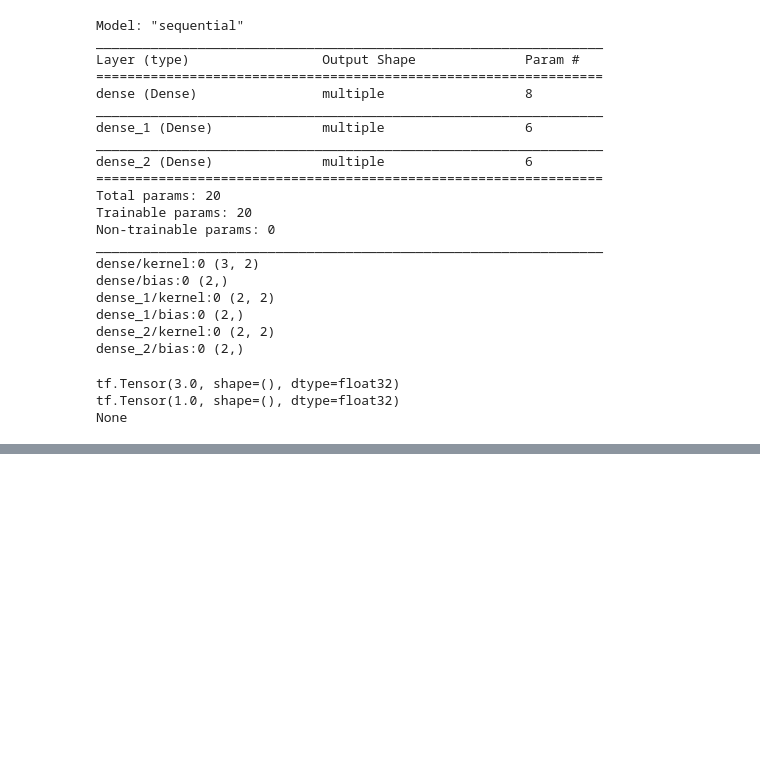
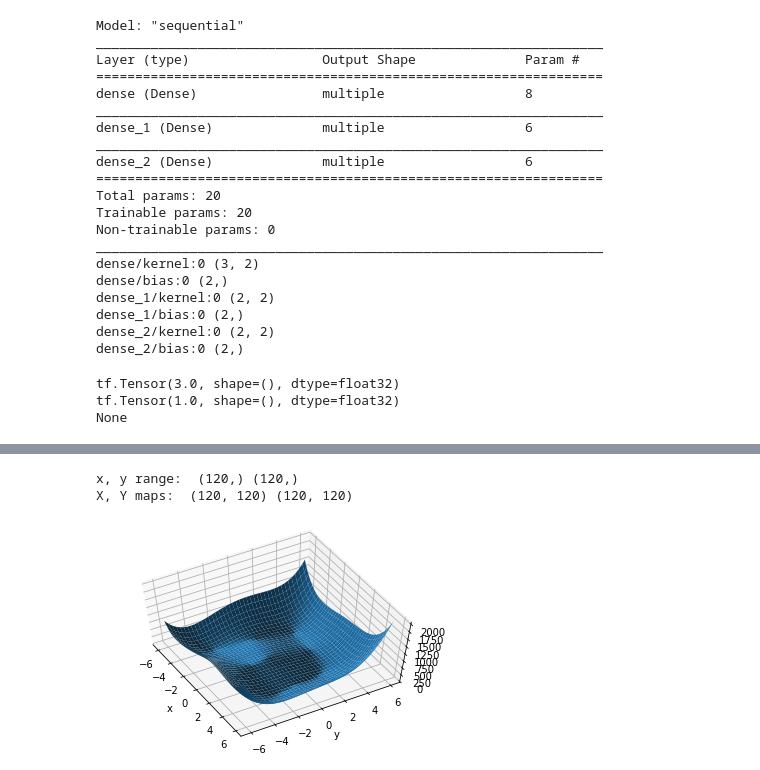
Before and after one commit to 2694048168/MachineLearning, a Jupyter notebook: TensorFlow_Neural_Networks.ipynb, the cells around one changed output, grey strips where cells are left out. Saved outputs shown, nothing was run; the diff lists cells and outputs as text; code cells hidden in the pictures; blank space fills up the shorter version.

Commit message:
modified the tensorflow

```diff
--- a/TensorFlow_Neural_Networks.ipynb
+++ b/TensorFlow_Neural_Networks.ipynb
@@ -840,0 +868,18 @@ None
+# %%
+# 多输出感知器模型及其梯度
+# Multi-output Perceptron
+import tensorflow as tf
+
+x = tf.random.normal([2, 4])
+w = tf.random.normal([4, 3])
+b = tf.zeros([3])
+y = tf.constant([2, 0])
+
+with tf.GradientTape() as tape:
+    tape.watch([w, b])
+    prob = tf.nn.softmax(x@w + b, axis=1)
+    loss = tf.reduce_mean(tf.losses.MSE(tf.one_hot(y, depth=3), prob))
+
+grads = tape.gradient(loss, [w, b])
+print(grads[0])
+print(grads[1])
@@ -840,0 +893,62 @@ None
+# %%
+# 链式法则
+# chain rule
+# 神经网络层 权值不断更新
+
+# 多层感知器
+# Multi-Layer Perceptron
+# 反向传播算法
+
+# Himmelblau 函数优化
+# f(x, y) = (x**2 + y - 11)**2 + (x + y**2 -7)**2
+# Himmelblau function 常用于测试算法模型
+# Himmelblau 方程，是科学家们研究出来专门用于检测一个优化器效果的方程
+# 四个点（最小值）精确解
+# f(3.0, 2.0) = 0.0; f(-2.805118, 3.131312) = 0.0; f(-3.779310, -3.283186) = 0.0; f(3.584428, -1.848126) = 0.0;
+
+import numpy as np
+import matplotlib.pyplot as plt
+%matplotlib inline
+# This is important for 3d plotting
+from mpl_toolkits.mplot3d import Axes3D
+
+def himmelblau(x):
+    return (x[0] **2 + x[1] - 11) **2 + (x[0] + x[1] **2 - 7) **2
+
+x = np.arange(-6, 6, 0.1)
+y = np.arange(-6, 6, 0.1)
+print("x, y range: ", x.shape, y.shape)
+X, Y = np.meshgrid(x, y)
+print("X, Y maps: ", X.shape, Y.shape)
+Z = himmelblau([X, Y])
+
+# 可视化 himmelblau 函数
+fig = plt.figure("himmelblau")
+# ax = fig.add_subplot(1, 1, 1, projection='3d')
+ax = fig.gca(projection='3d')
+ax.plot_surface(X, Y, Z)
+ax.view_init(60, -30)
+ax.set_xlabel('x')
+ax.set_ylabel('y')
+plt.show()
+
+
+# gradient descent
+# 初始点位置
+# x = tf.constant([-4., 0.])
+x = tf.constant([4., 0.])
+
+for step in range(200):
+    with tf.GradientTape() as tape:
+        tape.watch([x])
+        y = himmelblau(x)
+
+    grads = tape.gradient(y, [x])[0]
+    x -= 0.01 * grads
+
+    if step % 20 == 0:
+        print("step {}: x = {}, f(x) = {}".format(step, x.numpy(), y.numpy()))
+# %% [output]
+x, y range:  (120,) (120,)
+X, Y maps:  (120, 120) (120, 120)
+[figure, added]
```
Also changed, not shown: parts of 10 cells of this notebook.
